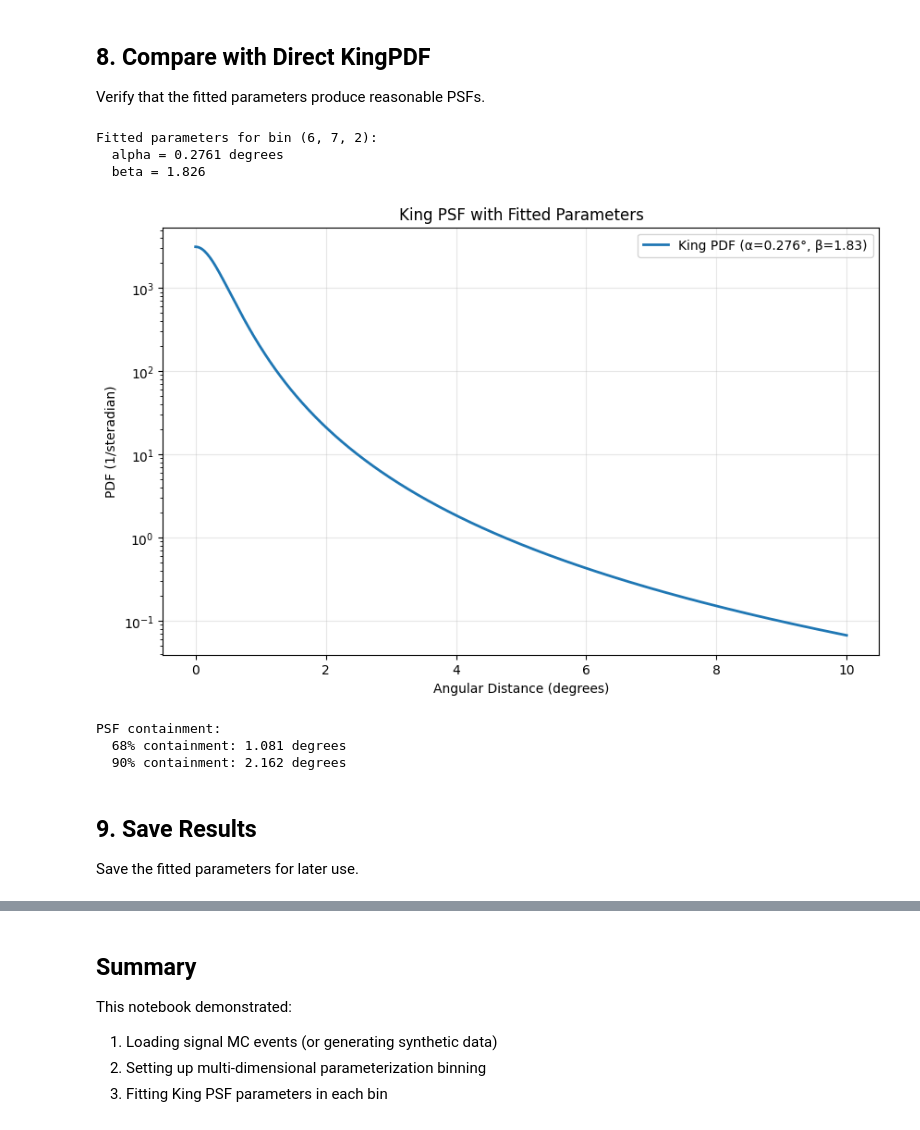
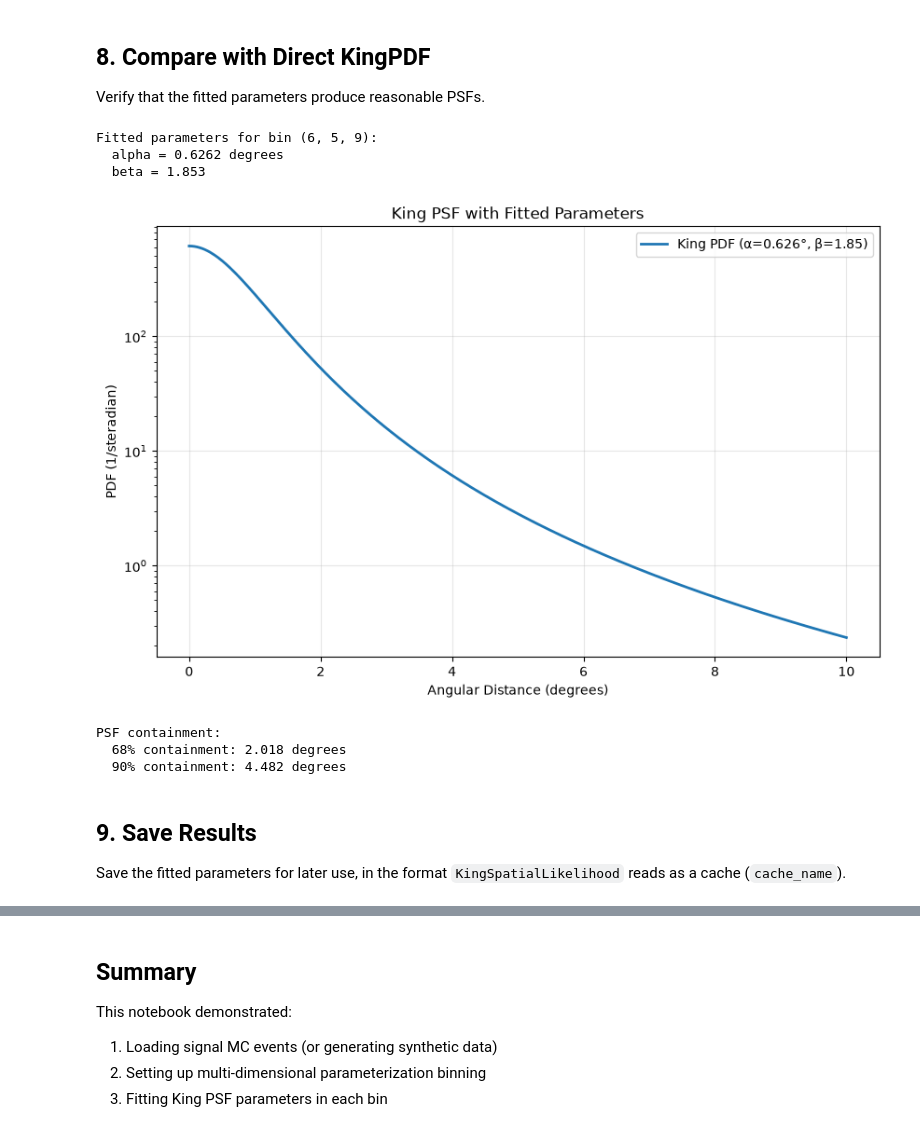
Before and after one commit to icecube/kingmaker, a Jupyter notebook: examples/fitting_demo.ipynb, the cells around one changed output, grey strips where cells are left out. Cells and saved outputs as stored; diff of their text form; code cells hidden in the pictures.

```diff
--- a/examples/fitting_demo.ipynb
+++ b/examples/fitting_demo.ipynb
@@ -97,9 +105,9 @@ You can use:
 # Define binning for parameterization
 # This will create a multi-dimensional grid of bins
 parametrization_bins = {
-    'logE': 10, # 10 energy bins from 100 GeV to 1 PeV
-    'dec': 10,  # 10 dec bins
-    'angErr': 20 # 10 equal-probability bins in angular uncertainty
+    'logE': 10,    # 10 equal-probability bins (unweighted MC, so mostly low energy)
+    'dec': 10,     # 10 equal-probability bins
+    'angErr': 20,  # 20 equal-probability bins
 }
 
 print("Parameterization binning:")
@@ -183,20 +184,14 @@ gamma_idx = 0
 # Get interpolators for smooth parameter evaluation
 alpha_interp, beta_interp = fitter.get_interpolator(gamma_index=gamma_idx)
 
-# Define plotting bins - these can be arbitrary and independent of internal binning
-# User can customize these for visualization
-plot_energy_bins = np.linspace(2.5, 5.5, 50)   # Fine grid for smooth visualization
-plot_dec_bins = np.arcsin(np.linspace(-0.9, 0.9, 50))  # Fine grid in declination
+# Plot over the span of fitted bin centers so every point is interpolated
+logE_centers = 0.5 * (fitter.parametrization_bins['logE'][1:] + fitter.parametrization_bins['logE'][:-1])
+dec_centers = 0.5 * (fitter.parametrization_bins['dec'][1:] + fitter.parametrization_bins['dec'][:-1])
+plot_energy_bins = np.linspace(logE_centers.min(), logE_centers.max(), 50)
+plot_dec_bins = np.linspace(dec_centers.min(), dec_centers.max(), 50)
 
-# For the sigma dimension, we'll fix at a representative value
-# Could also average over sigma or create separate plots for different sigma values
-# Get a reasonable sigma value from the middle of the range
-if 'angErr' in fitter.bin_names:
-    sigma_idx = fitter.bin_names.index('angErr')
-    # Use median sigma from the fitted data
-    sigma_plot = np.radians(1)  # Representative value: 1 degree
-else:
-    sigma_plot = np.radians(1)
+# Fix angErr at a representative value of 1 degree
+sigma_plot = np.radians(1)
 
 # Create meshgrid for evaluation
 energy_grid, dec_grid = np.meshgrid(plot_energy_bins, plot_dec_bins, indexing='ij')
@@ -353,55 +338,51 @@ Verify that the fitted parameters produce reasonable PSFs.
 # Create a King PDF object
 king_pdf = KingPDF(angular_cutoff=np.pi)
 
-# Use the fitted parameters from a specific bin
-bin_idx = (6, 7, 2)  # Mid energy, mid dec, mid sigma
+# Use the fitted parameters from a representative bin: the fit with the median alpha
 gamma_idx = 0
+fitted_alpha = np.where(results['fit_quality'][0, gamma_idx] > 0, results['alpha'][0, gamma_idx], np.nan)
+median_bin = np.nanargmin(np.abs(fitted_alpha - np.nanmedian(fitted_alpha)))
+bin_idx = tuple(int(i) for i in np.unravel_index(median_bin, fitted_alpha.shape))
 
 alpha = results['alpha'][0, gamma_idx][bin_idx]
 beta = results['beta'][0, gamma_idx][bin_idx]
 
 print(f"Fitted parameters for bin {bin_idx}:")
 print(f"  alpha = {np.degrees(alpha):.4f} degrees")
 print(f"  beta = {beta:.3f}")
 
 # Evaluate the PDF
 angles = np.linspace(0, np.radians(10), 500)
 pdf_values = king_pdf.pdf(angles, alpha, beta)
 
 # Plot
 fig, ax = plt.subplots(figsize=(10, 6))
 ax.plot(np.degrees(angles), pdf_values, linewidth=2, label=f'King PDF (α={np.degrees(alpha):.3f}°, β={beta:.2f})')
 ax.set_xlabel('Angular Distance (degrees)')
 ax.set_ylabel('PDF (1/steradian)')
 ax.set_yscale('log')
 ax.grid(alpha=0.3)
 ax.legend()
 ax.set_title('King PSF with Fitted Parameters')
 plt.show()
 
-# Calculate some statistics
-cdf_68 = 0.0
-cdf_90 = 0.0
-for angle in np.linspace(0, np.pi, 1000):
-    cdf = king_pdf.cdf(angle, alpha, beta)
-    if cdf >= 0.68 and cdf_68 == 0:
-        cdf_68 = angle
-    if cdf >= 0.90 and cdf_90 == 0:
-        cdf_90 = angle
+# Containment radii from the fitted CDF
+cdf_68 = brentq(lambda x: king_pdf.cdf(x, alpha, beta) - 0.68, 1e-9, np.pi)
+cdf_90 = brentq(lambda x: king_pdf.cdf(x, alpha, beta) - 0.90, 1e-9, np.pi)
 
 print(f"\nPSF containment:")
 print(f"  68% containment: {np.degrees(cdf_68):.3f} degrees")
 print(f"  90% containment: {np.degrees(cdf_90):.3f} degrees")
 # %% [output]
-Fitted parameters for bin (6, 7, 2):
-  alpha = 0.2761 degrees
-  beta = 1.826
+Fitted parameters for bin (6, 5, 9):
+  alpha = 0.6262 degrees
+  beta = 1.853
-[figure, old version]
+[figure, new version]
 PSF containment:
-  68% containment: 1.081 degrees
-  90% containment: 2.162 degrees
+  68% containment: 2.018 degrees
+  90% containment: 4.482 degrees
 # %% [markdown]
 ## 9. Save Results
 
-Save the fitted parameters for later use.
+Save the fitted parameters for later use, in the format `KingSpatialLikelihood` reads as a cache (`cache_name`).
 # %%
```
Also changed, not shown: parts of 9 cells of this notebook, 6 other files.
